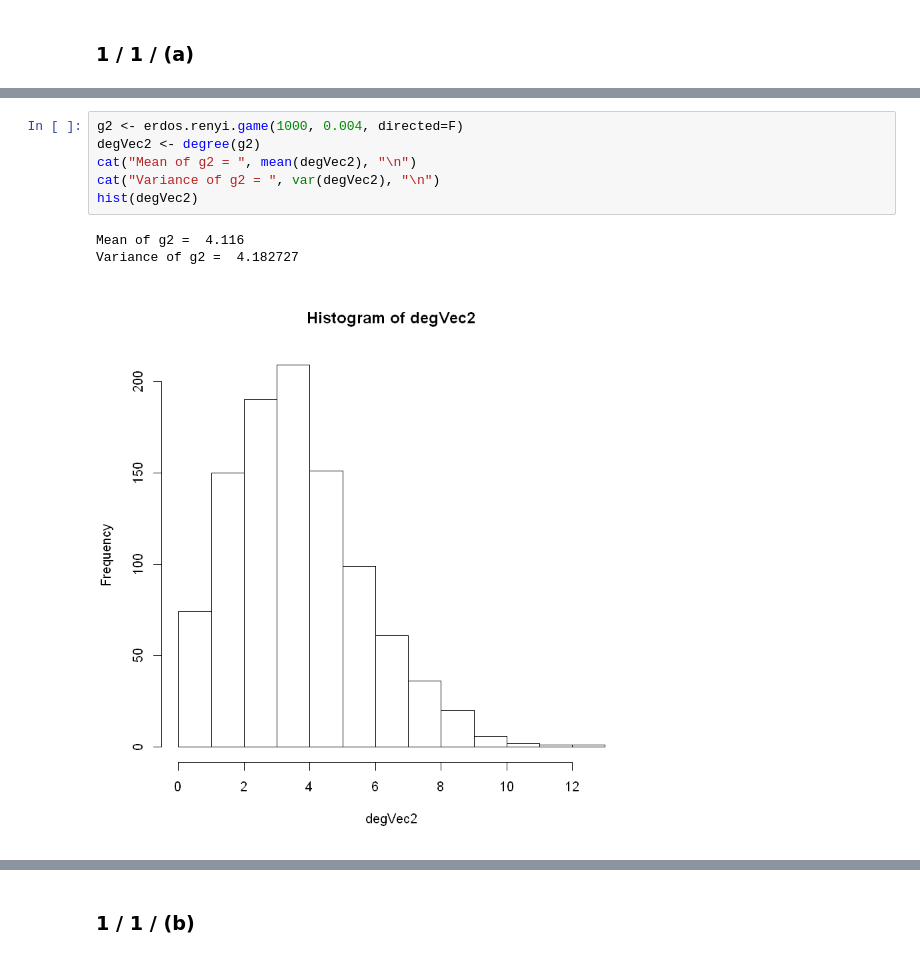
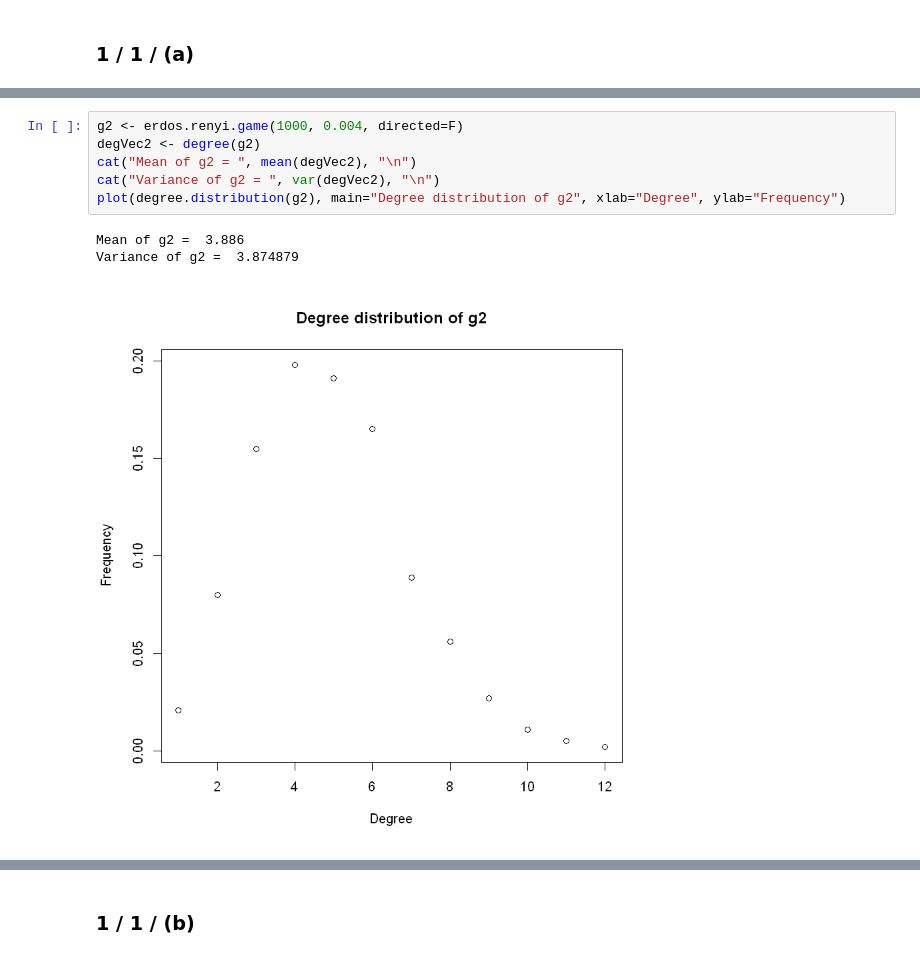
Before and after one commit to YufeiHu/EE232E-Large-Scale-Social-Network, a Jupyter notebook: project1/part1/part1.ipynb, the cells around one changed output, grey strips where cells are left out. Saved outputs shown, nothing was run; the diff lists cells and outputs as text.

```diff
--- a/project1/part1/part1.ipynb
+++ b/project1/part1/part1.ipynb
@@ -15,13 +15,13 @@ Variance of g1 =  2.998899
 # %%
 g2 <- erdos.renyi.game(1000, 0.004, directed=F)
 degVec2 <- degree(g2)
 cat("Mean of g2 = ", mean(degVec2), "\n")
 cat("Variance of g2 = ", var(degVec2), "\n")
-hist(degVec2)
+plot(degree.distribution(g2), main="Degree distribution of g2", xlab="Degree", ylab="Frequency")
 # %% [output]
-Mean of g2 =  4.116
-Variance of g2 =  4.182727
+Mean of g2 =  3.886
+Variance of g2 =  3.874879
-[figure, old version]
+[figure, new version]
 # %%
 g3 <- erdos.renyi.game(1000, 0.01, directed=F)
 degVec3 <- degree(g3)
```
Also changed, not shown: parts of 25 cells of this notebook.
